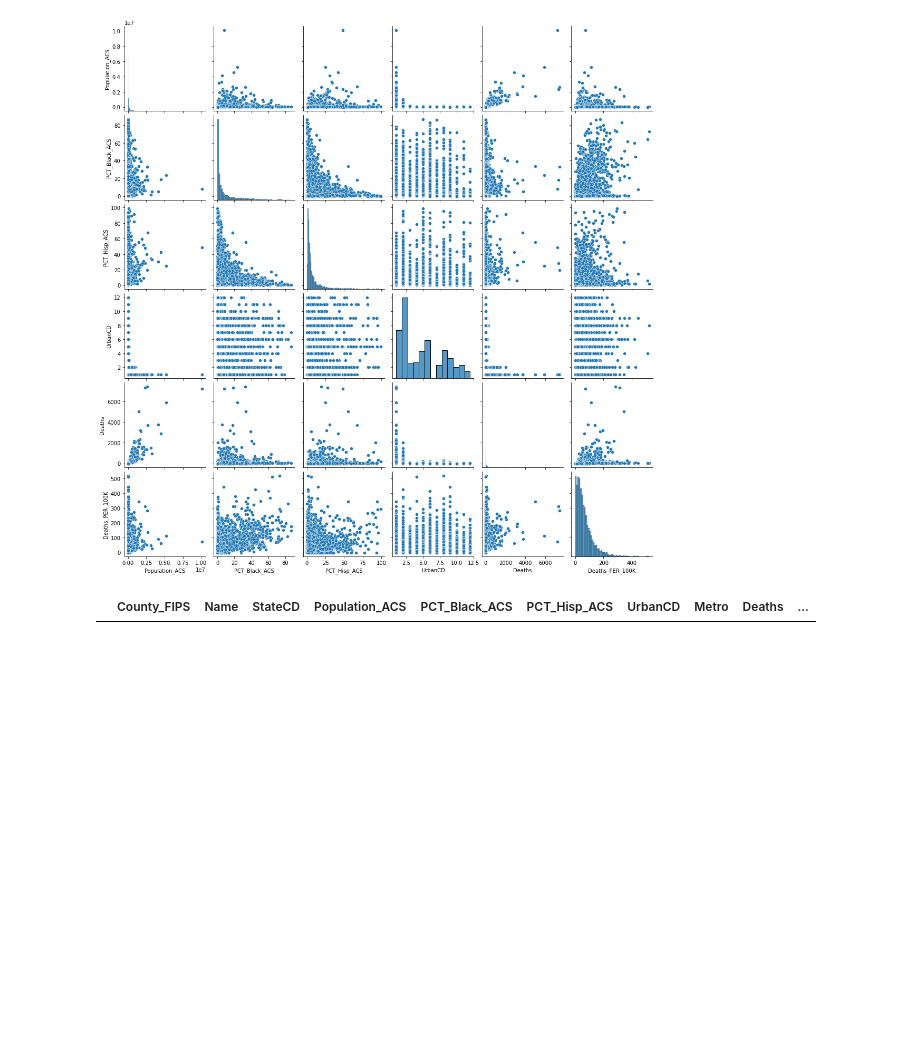
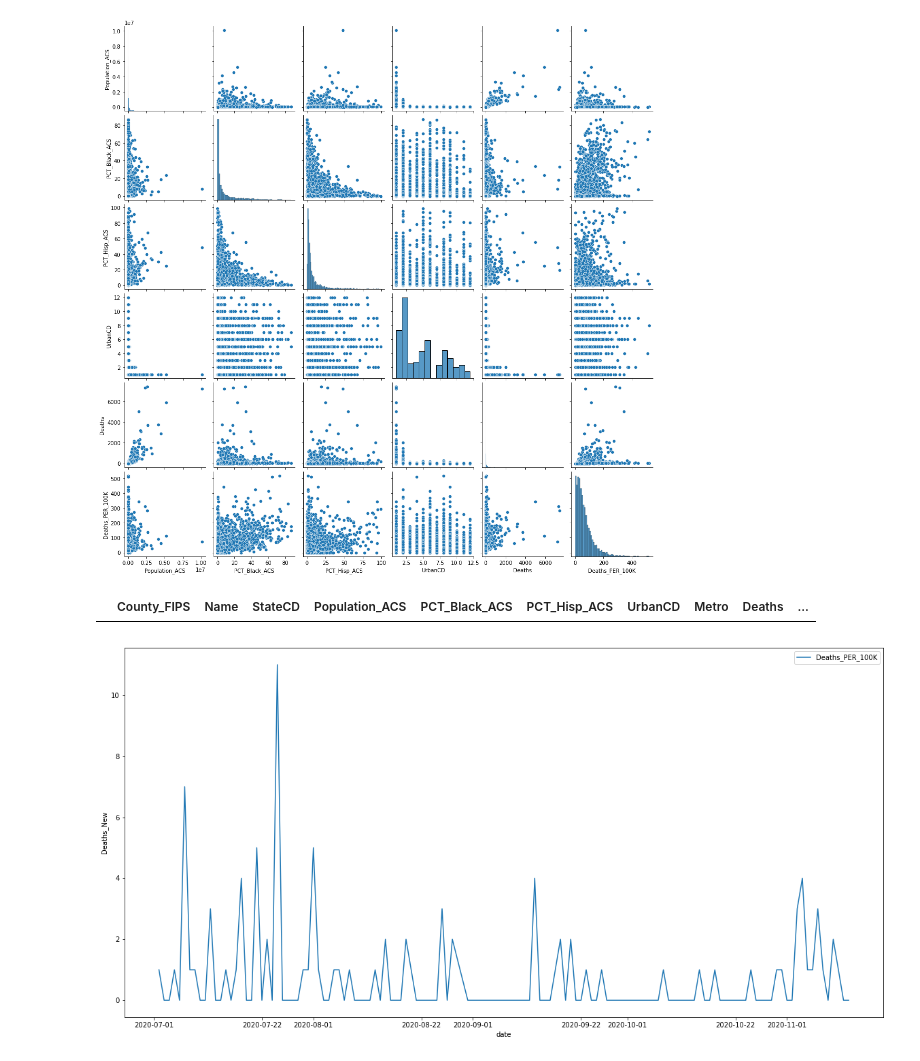
Before and after one commit to pballent/hia-covid, a Jupyter notebook: hia_covid_python_exploration/Combined_Data_Exploration.ipynb, the cells around one changed output. Drawn from its saved outputs; the diff is of its cells as text; code cells hidden in the pictures; blank space fills up the shorter version.

```diff
--- a/hia_covid_python_exploration/Combined_Data_Exploration.ipynb
+++ b/hia_covid_python_exploration/Combined_Data_Exploration.ipynb
@@ -112,3 +118,22 @@ sns.pairplot(county)
 county[county.Metro.isna() == True]
 # %% [output]
 |  | County_FIPS | Name | StateCD | Population_ACS | PCT_Black_ACS | PCT_Hisp_ACS | UrbanCD | Metro | Deaths | ... |
+# %%
+bigh = combined_sub[combined_sub.County_FIPS == "04001"]
+# %%
+import matplotlib.pyplot as plt
+
+plt.figure(figsize=(20,10))
+
+
+#sns.lineplot(x="date", y="Confirmed_New_PER_100K", label = "Confirmed_PER_100K", data=bigh)
+
+sns.lineplot(x="date", y="Deaths_New", label="Deaths_PER_100K", data=bigh[bigh.date > '2020-07-01'])
+
+#plt.set_fiz(10, 8.5)
+
+plt.legend()
+
+plt.show()
+# %% [output]
+[figure, added]
```
Also changed, not shown: parts of 15 cells of this notebook, 1 other file.
